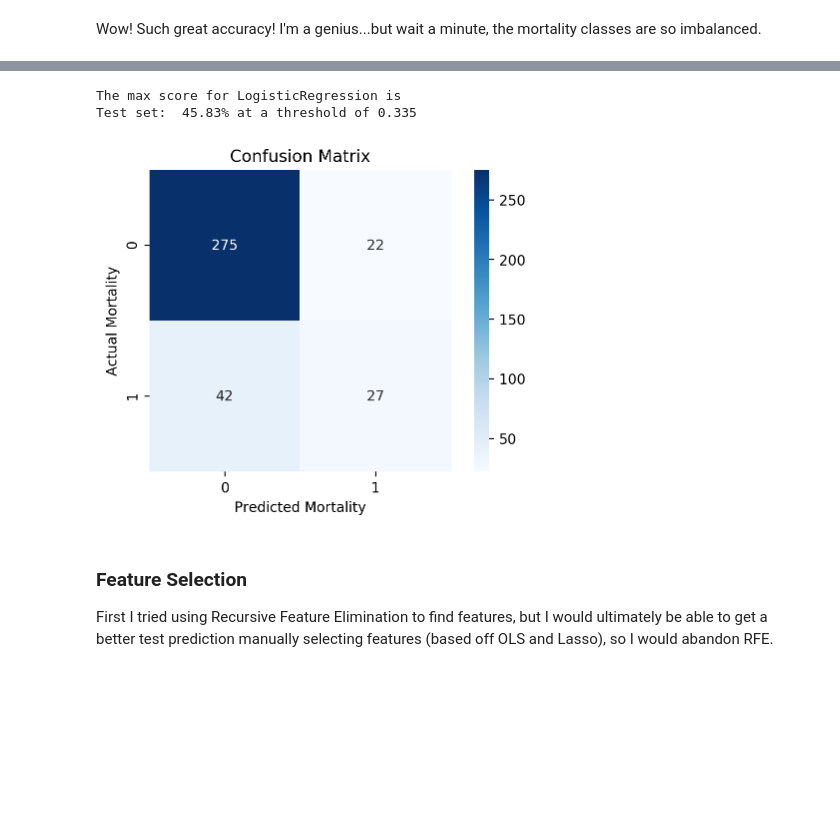
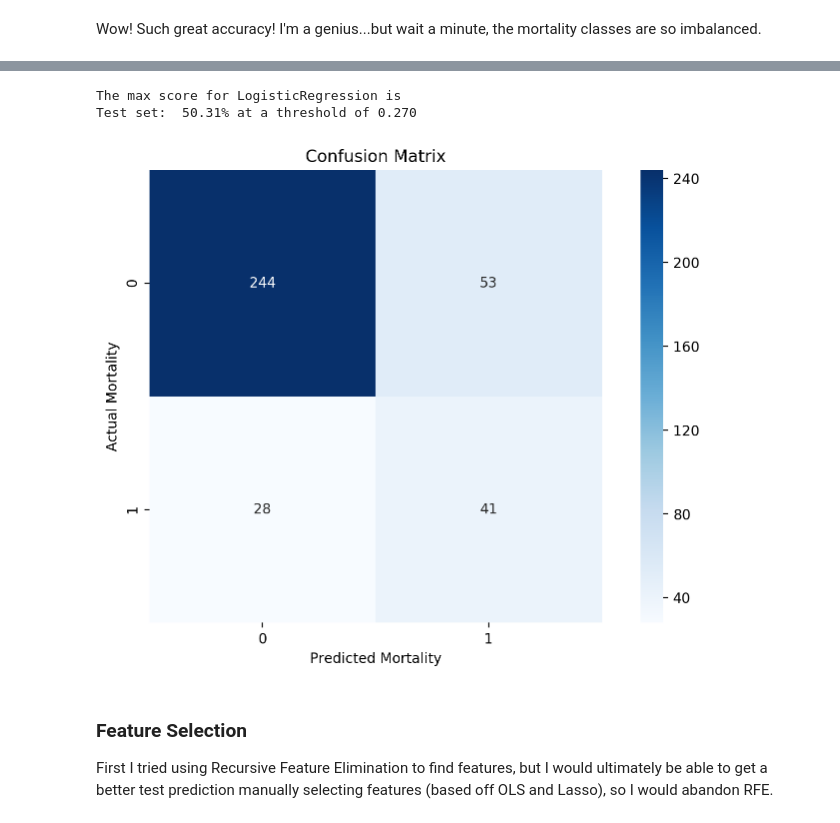
Before and after one commit to NaimahmedNesaragi/Predicting-ICU-Mortality, a Jupyter notebook: ICU Model Data.ipynb, the cells around one changed output, grey strips where cells are left out. Saved outputs shown, nothing was run; the diff lists cells and outputs as text; code cells hidden in the pictures; blank space fills up the shorter version.

```diff
--- a/ICU Model Data.ipynb
+++ b/ICU Model Data.ipynb
@@ -187,13 +212,13 @@ def print_score(model, X, y):
 # %%
-print_score(logit, X_te, y_test)
+print_f1(logit, X_te, y_test)
 # %% [output]
 The max score for LogisticRegression is
-Test set:  45.83% at a threshold of 0.335
+Test set:  50.31% at a threshold of 0.270
 # %%
-logit_confusion2 = make_confusion_matrix(logit, .335, X_te, y_test)
+logit_confusion2 = make_confusion_matrix(logit, .270, X_te, y_test)
 print_heatmap(logit_confusion2)
 # %% [output]
-[figure, old version]
+[figure, new version]
 # %% [markdown]
 ### Feature Selection
 First I tried using Recursive Feature Elimination to find features, but I would ultimately be able to get a better test prediction manually selecting features (based off OLS and Lasso), so I would abandon RFE.
```
Also changed, not shown: parts of 41 cells of this notebook, 6 other files.
